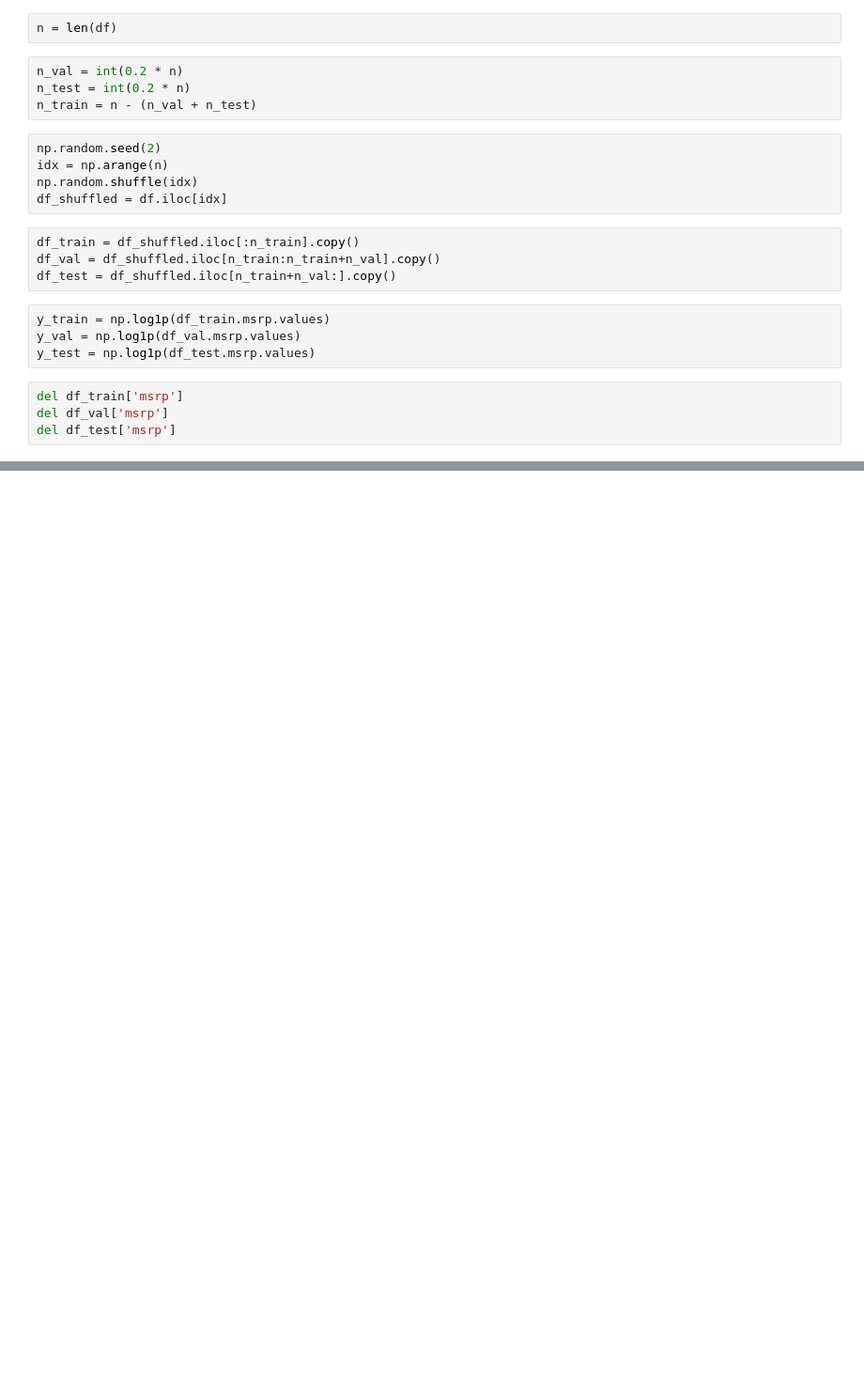
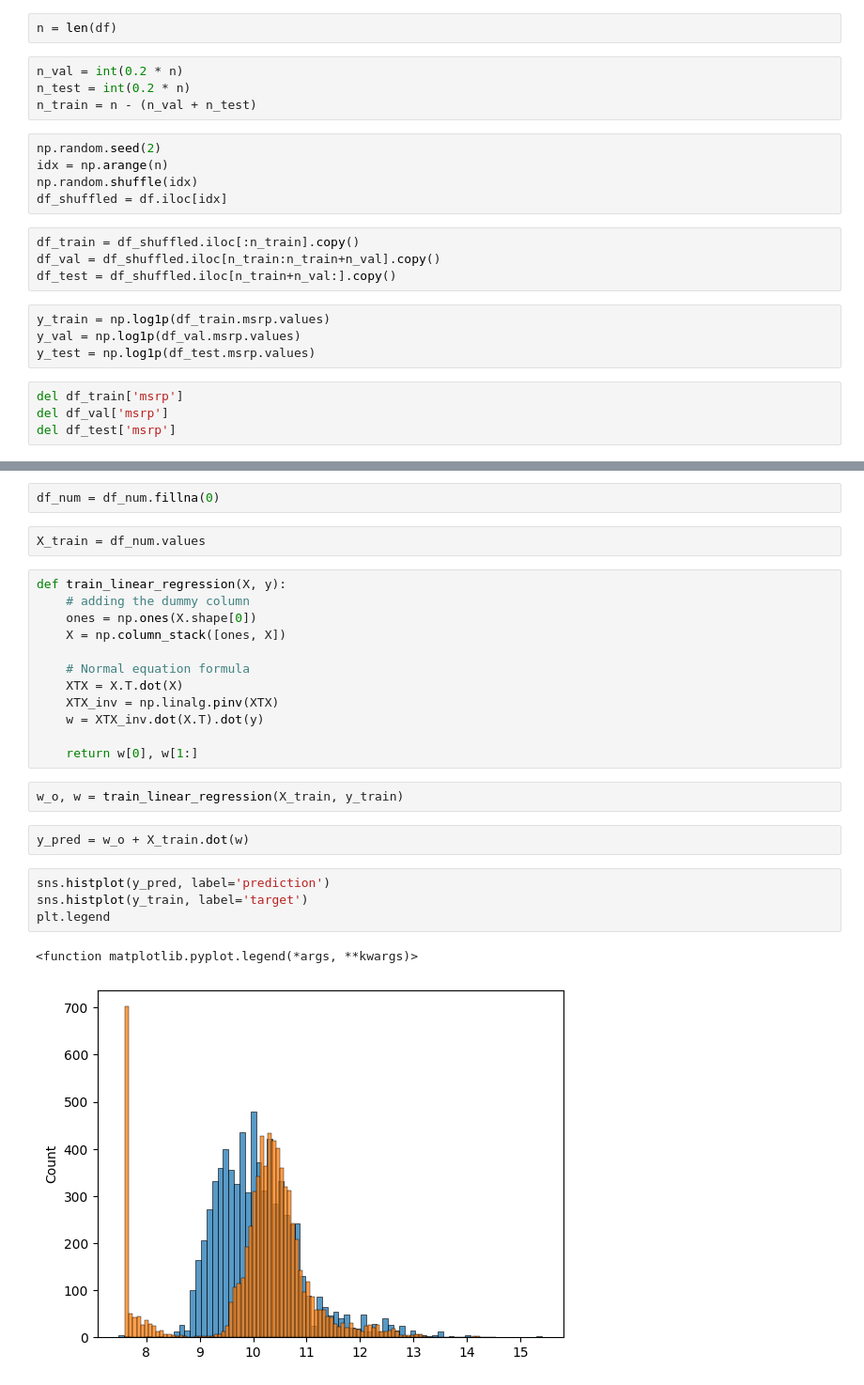
Before and after one commit to AlphonseBrandon/ml-tutorials, a Jupyter notebook: 02_notebooks/car-price-prediction.ipynb, the cells around one changed output, grey strips where cells are left out. Shown: that part at 94% size. Drawn from its saved outputs; the diff is of its cells as text; blank space fills up the shorter version.

```diff
--- a/02_notebooks/car-price-prediction.ipynb
+++ b/02_notebooks/car-price-prediction.ipynb
@@ -107,0 +92,27 @@ del df_test['msrp']
+# %%
+df_num = df_num.fillna(0)
+# %%
+X_train = df_num.values
+# %%
+def train_linear_regression(X, y):
+    # adding the dummy column
+    ones = np.ones(X.shape[0])
+    X = np.column_stack([ones, X])
+
+    # Normal equation formula
+    XTX = X.T.dot(X)
+    XTX_inv = np.linalg.pinv(XTX)
+    w = XTX_inv.dot(X.T).dot(y)
+
+    return w[0], w[1:]
+# %%
+w_o, w = train_linear_regression(X_train, y_train)
+# %%
+y_pred = w_o + X_train.dot(w)
+# %%
+sns.histplot(y_pred, label='prediction')
+sns.histplot(y_train, label='target')
+plt.legend
+# %% [output]
+<function matplotlib.pyplot.legend(*args, **kwargs)>
+[figure, added]
```
Also changed, not shown: parts of 4 cells of this notebook.
